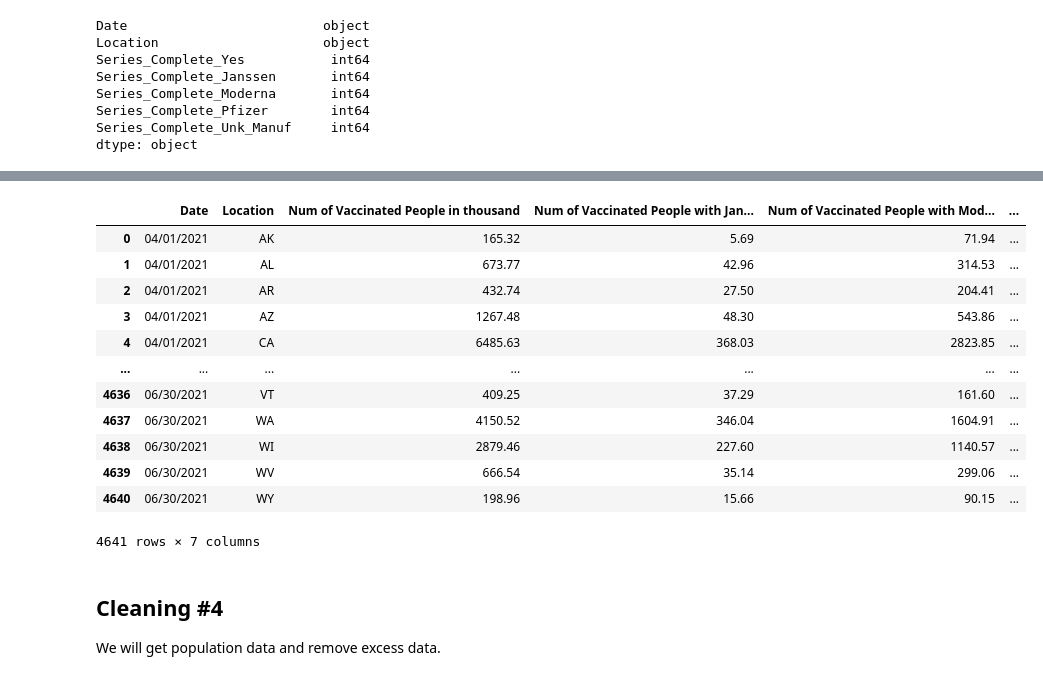
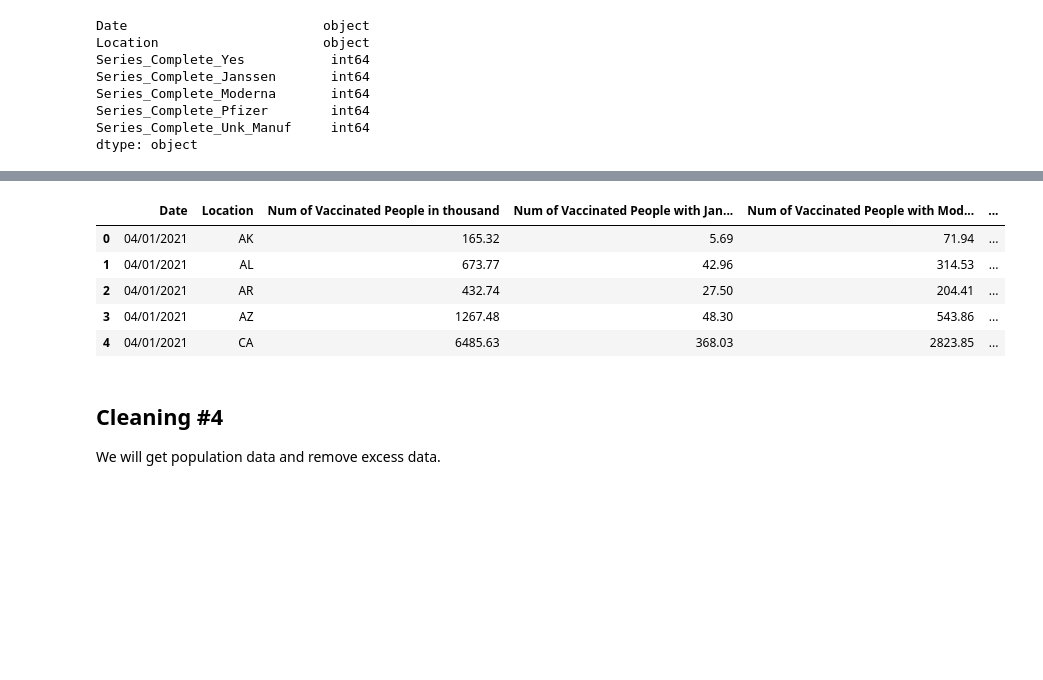
Before and after one commit to WilliamHJF/COGS-108, a Jupyter notebook: EDACheckpointGroup077-Fa21.ipynb, the cells around one changed output, grey strips where cells are left out. Drawn from its saved outputs; the diff is of its cells as text; code cells hidden in the pictures; blank space fills up the shorter version.

```diff
--- a/EDACheckpointGroup077-Fa21.ipynb
+++ b/EDACheckpointGroup077-Fa21.ipynb
@@ -85,10 +76,11 @@ Series_Complete_Pfizer        int64
 Series_Complete_Unk_Manuf     int64
 dtype: object
 # %%
+# Keep the data with 'Date' from "4/01/2021" to "6/30/2021" and delete all the other.
 start = "04/01/2021"
 end = "06/30/2021"
 
-df_vaccine = df_vaccine[(df_vaccine['Date'][:] >= start ) & (df_vaccine['Date'][:] <= end)]
+df_vaccine = df_vaccine[(df_vaccine['Date'][:] == start ) | (df_vaccine['Date'][:] == end)]
 # %%
 df_vaccine.reset_index(drop=True)
 df_vaccine
@@ -171,23 +125,17 @@ df_vaccine.head()
 # %%
+# Change the unit of data and round the value up
 df_vaccine['Num of Vaccinated People in thousand'] = (df_vaccine['Num of Vaccinated People in thousand'] / 1000).round(2)
 df_vaccine['Num of Vaccinated People with Janssen in thousand'] = (df_vaccine['Num of Vaccinated People with Janssen in thousand']/1000).round(2)
 df_vaccine['Num of Vaccinated People with Moderna in thousand'] = (df_vaccine['Num of Vaccinated People with Moderna in thousand']/1000).round(2)
 df_vaccine['Num of Vaccinated People with Pfizer in thousand'] = (df_vaccine['Num of Vaccinated People with Pfizer in thousand']/1000).round(2)
-df_vaccine
+df_vaccine.head(5)
 # %% [output]
 |  | Date | Location | Num of Vaccinated People in thousand | Num of Vaccinated People with Jan... | Num of Vaccinated People with Mod... | ... |
 | 0 | 04/01/2021 | AK | 165.32 | 5.69 | 71.94 | ... |
 | 1 | 04/01/2021 | AL | 673.77 | 42.96 | 314.53 | ... |
 | 2 | 04/01/2021 | AR | 432.74 | 27.50 | 204.41 | ... |
 | 3 | 04/01/2021 | AZ | 1267.48 | 48.30 | 543.86 | ... |
 | 4 | 04/01/2021 | CA | 6485.63 | 368.03 | 2823.85 | ... |
-| ... | ... | ... | ... | ... | ... | ... |
-| 4636 | 06/30/2021 | VT | 409.25 | 37.29 | 161.60 | ... |
-| 4637 | 06/30/2021 | WA | 4150.52 | 346.04 | 1604.91 | ... |
-| 4638 | 06/30/2021 | WI | 2879.46 | 227.60 | 1140.57 | ... |
-| 4639 | 06/30/2021 | WV | 666.54 | 35.14 | 299.06 | ... |
-| 4640 | 06/30/2021 | WY | 198.96 | 15.66 | 90.15 | ... |
-4641 rows × 7 columns
 # %% [markdown]
 ## Cleaning #4
 We will get population data and remove excess data.
```
Also changed, not shown: parts of 92 cells of this notebook, 1 other file.
